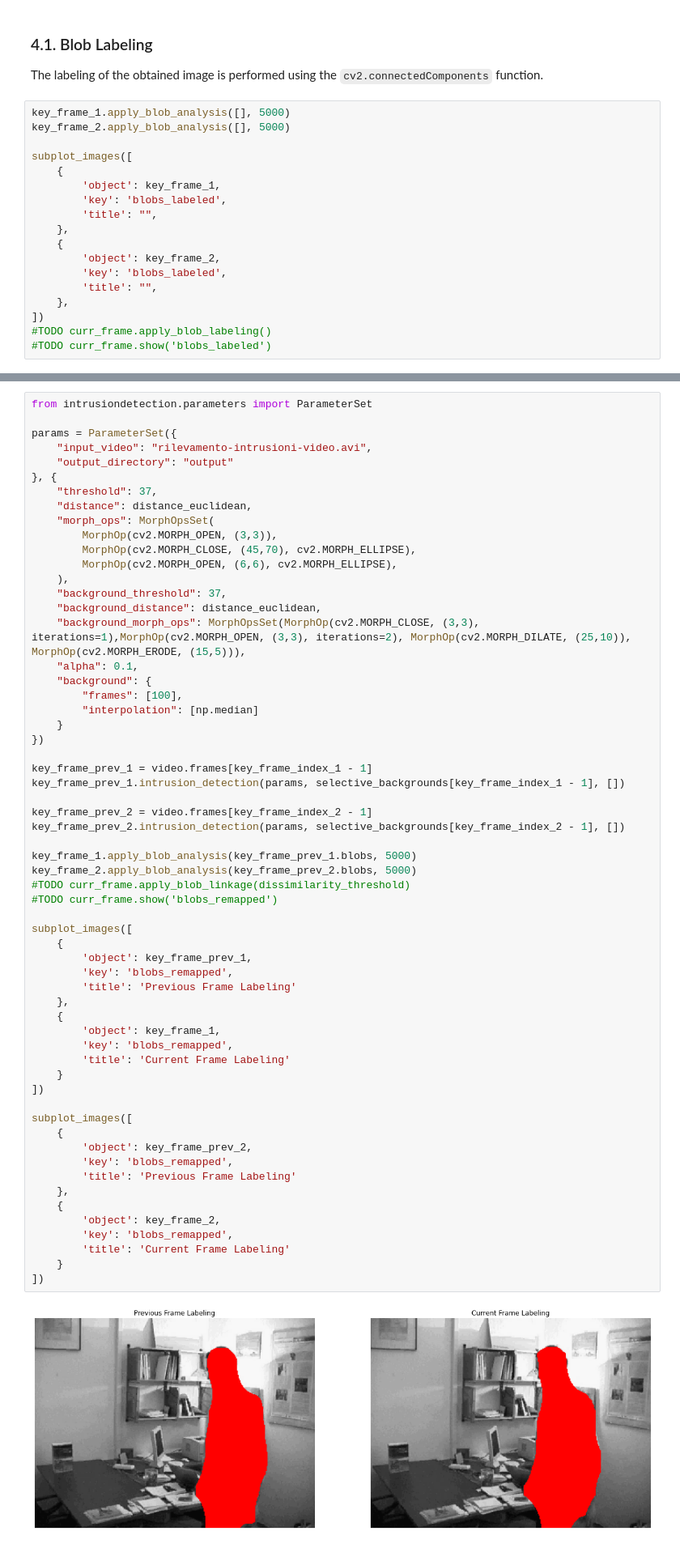
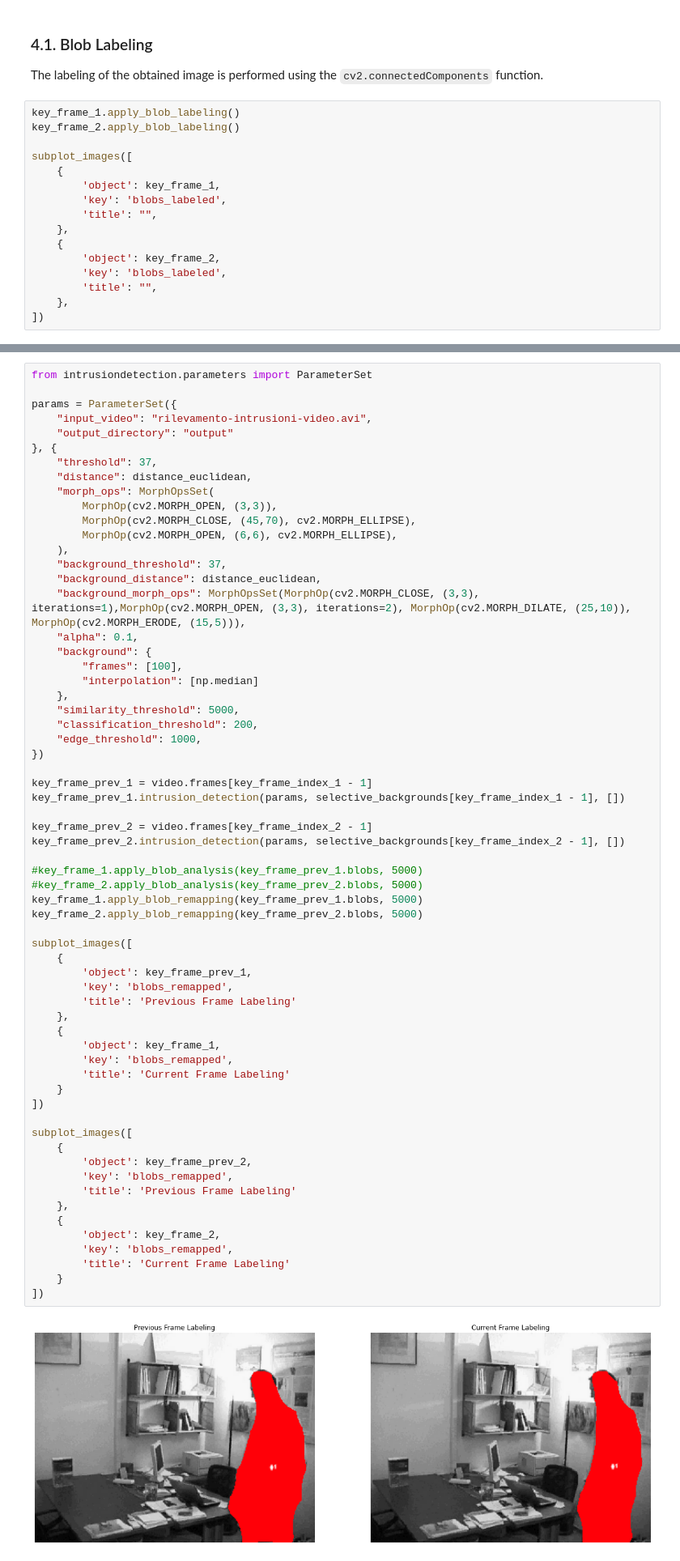
Before and after one commit to alessandrostockman/cv-intrusion-detection-project-work, a Jupyter notebook: Intrusion-Detection.ipynb, the cells around one changed output, grey strips where cells are left out. Shown at 81% size. Drawn from its saved outputs; the diff is of its cells as text.

```diff
--- a/Intrusion-Detection.ipynb
+++ b/Intrusion-Detection.ipynb
@@ -303,8 +303,8 @@ subplot_images([
 
 The labeling of the obtained image is performed using the `cv2.connectedComponents` function.
 # %%
-key_frame_1.apply_blob_analysis([], 5000)
-key_frame_2.apply_blob_analysis([], 5000)
+key_frame_1.apply_blob_labeling()
+key_frame_2.apply_blob_labeling()
 
 subplot_images([
     {
@@ -318,6 +318,4 @@ subplot_images([
         'title': "",
     },
 ])
-#TODO curr_frame.apply_blob_labeling()
-#TODO curr_frame.show('blobs_labeled')
 # %% [output]
@@ -361,7 +359,10 @@ params = ParameterSet({
     "background": {
         "frames": [100],
         "interpolation": [np.median]
-    }
+    },
+    "similarity_threshold": 5000,
+    "classification_threshold": 200,
+    "edge_threshold": 1000,
 })
 
 key_frame_prev_1 = video.frames[key_frame_index_1 - 1]
@@ -370,35 +371,35 @@ key_frame_prev_1.intrusion_detection(params, selective_backgrounds[key_frame_ind
 key_frame_prev_2 = video.frames[key_frame_index_2 - 1]
 key_frame_prev_2.intrusion_detection(params, selective_backgrounds[key_frame_index_2 - 1], [])
 
-key_frame_1.apply_blob_analysis(key_frame_prev_1.blobs, 5000)
-key_frame_2.apply_blob_analysis(key_frame_prev_2.blobs, 5000)
-#TODO curr_frame.apply_blob_linkage(dissimilarity_threshold)
-#TODO curr_frame.show('blobs_remapped')
+#key_frame_1.apply_blob_analysis(key_frame_prev_1.blobs, 5000)
+#key_frame_2.apply_blob_analysis(key_frame_prev_2.blobs, 5000)
+key_frame_1.apply_blob_remapping(key_frame_prev_1.blobs, 5000)
+key_frame_2.apply_blob_remapping(key_frame_prev_2.blobs, 5000)
 
 subplot_images([
     {
         'object': key_frame_prev_1,
         'key': 'blobs_remapped',
         'title': 'Previous Frame Labeling'
     },
     {
         'object': key_frame_1,
         'key': 'blobs_remapped',
         'title': 'Current Frame Labeling'
     }
 ])
 
 subplot_images([
     {
         'object': key_frame_prev_2,
         'key': 'blobs_remapped',
         'title': 'Previous Frame Labeling'
     },
     {
         'object': key_frame_2,
         'key': 'blobs_remapped',
         'title': 'Current Frame Labeling'
     }
 ])
 # %% [output]
-[figure, old version]
+[figure, new version]
```
Also changed, not shown: parts of 6 cells of this notebook, 1 other file.
